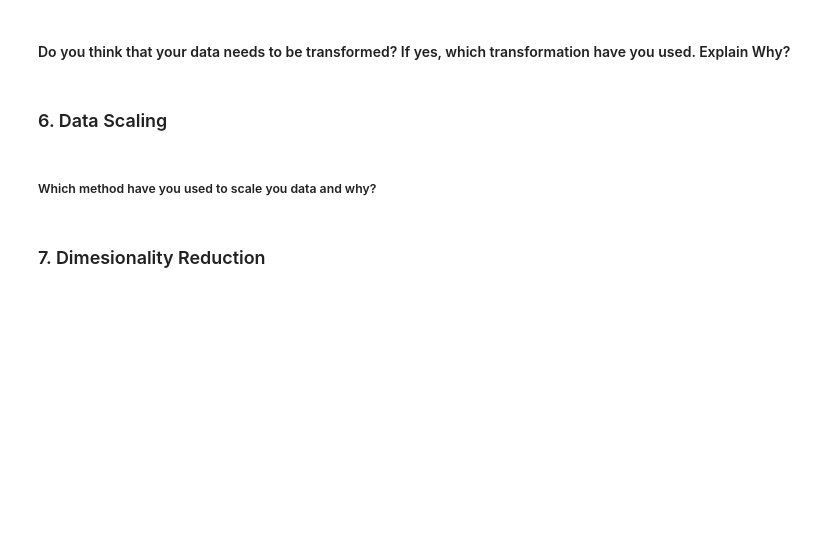
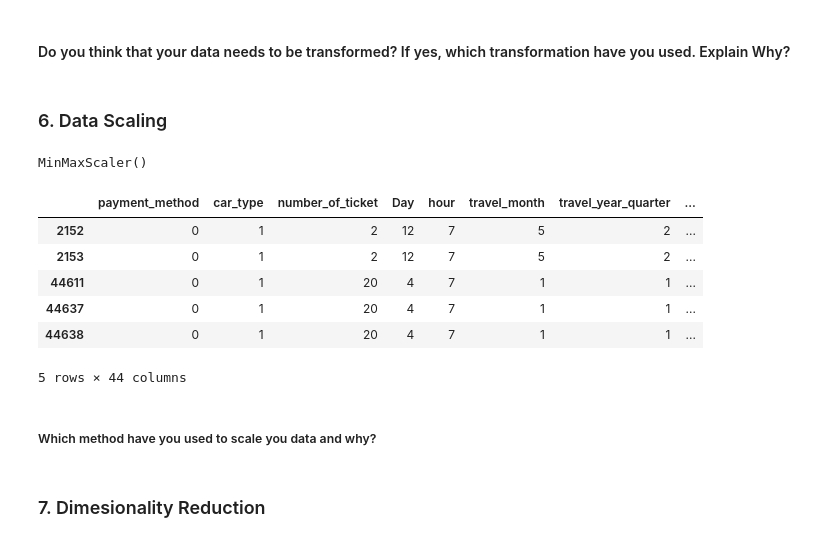
Before and after one commit to maxashoka3/Transport-Demand-Prediction, a Jupyter notebook: Transport_Demand_Prediction.ipynb, the cells around one changed output. Saved outputs shown, nothing was run; the diff lists cells and outputs as text; code cells hidden in the pictures; blank space fills up the shorter version.

```diff
--- a/Transport_Demand_Prediction.ipynb
+++ b/Transport_Demand_Prediction.ipynb
@@ -1524,2 +1519,4 @@ dd = df.copy()
+# %%
+df.dropna(inplace = True )
 # %%
 df = pd.get_dummies(df,drop_first = True)
@@ -1618,0 +1591,7 @@ Answer Here.
+# %%
+# Scaling your data
+from sklearn.preprocessing import MinMaxScaler
+scaler = MinMaxScaler()
+print(scaler.fit(df))
+# %% [output]
+MinMaxScaler()
@@ -1619,3 +1602,13 @@ Answer Here.
+# %%
+df.head()
+# %% [output]
+|  | payment_method | car_type | number_of_ticket | Day | hour | travel_month | travel_year_quarter | ... |
+| 2152 | 0 | 1 | 2 | 12 | 7 | 5 | 2 | ... |
+| 2153 | 0 | 1 | 2 | 12 | 7 | 5 | 2 | ... |
+| 44611 | 0 | 1 | 20 | 4 | 7 | 1 | 1 | ... |
+| 44637 | 0 | 1 | 20 | 4 | 7 | 1 | 1 | ... |
+| 44638 | 0 | 1 | 20 | 4 | 7 | 1 | 1 | ... |
+5 rows × 44 columns
 # %% [markdown]
 ##### Which method have you used to scale you data and why?
 # %% [markdown]
```
Also changed, not shown: parts of 22 cells of this notebook.
